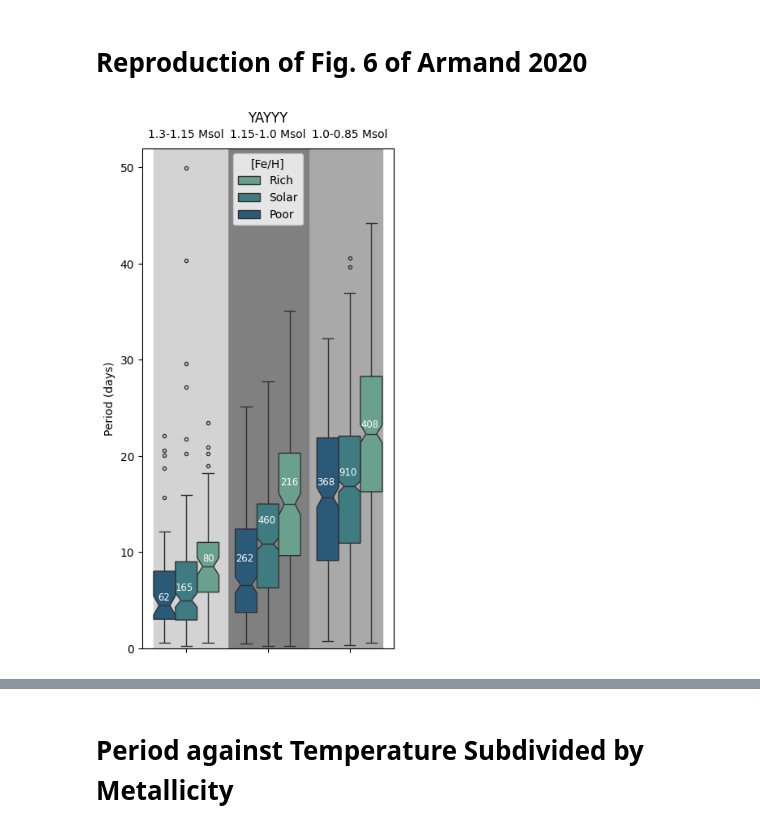
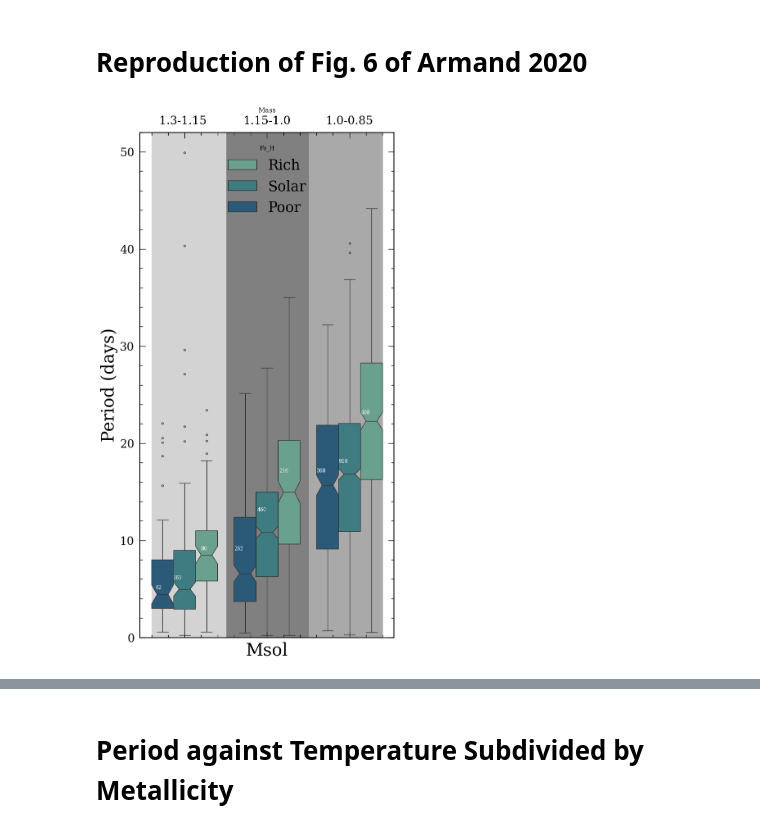
Before and after one commit to livelaplove/SURP-2025, a Jupyter notebook: metallicity/metallicity.ipynb, the cells around one changed output, grey strips where cells are left out. Saved outputs shown, nothing was run; the diff lists cells and outputs as text; code cells hidden in the pictures.

```diff
--- a/metallicity/metallicity.ipynb
+++ b/metallicity/metallicity.ipynb
@@ -5,48 +5,84 @@ import pandas as pd
 import matplotlib.pyplot as plt
 import seaborn as sns
 
-data = pd.read_csv('result.csv')[['GaiaDR2', 'Prot', '[Fe/H]', 'Mass']].dropna()
+plt.rcParams.keys()
+plt.rc('font', family='serif')
+params = {
+   'axes.labelsize': 30,
+   'axes.linewidth': 1.5,
+   'legend.fontsize': 25,
+   'legend.frameon': False,
+   'lines.linewidth': 2,
+   'xtick.direction': 'in',
+   'xtick.labelsize': 20,
+   'xtick.major.bottom': True,
+   'xtick.major.pad': 10,
+   'xtick.major.size': 10,
+   'xtick.major.width': 1,
+   'xtick.minor.bottom': True,
+   'xtick.minor.pad': 3.5,
+   'xtick.minor.size': 5,
+   'xtick.minor.top': True,
+   'xtick.minor.visible': True,
+   'xtick.minor.width': 1,
+   'xtick.top': True,
+   'ytick.direction': 'in',
+   'ytick.labelsize': 20,
+   'ytick.major.pad': 10,
+   'ytick.major.size': 10,
+   'ytick.major.width': 1,
+   'ytick.minor.pad': 3.5,
+   'ytick.minor.size': 5,
+   'ytick.minor.visible': True,
+   'ytick.minor.width': 1,
+   'ytick.right': True,
+   'figure.figsize': [10,10], # instead of 4.5, 4.5
+   'savefig.format': 'eps',
+}
+plt.rcParams.update(params)
+
+data = pd.read_csv('result.csv')[['GaiaDR2', 'Prot', 'Fe_H', 'Mass']].dropna()
 
 massbins = pd.cut(data['Mass'], (0.85, 1.0, 1.15, 1.3), include_lowest=True).dropna()
 massbins = pd.Series.dropna(massbins)
-fehbins = pd.cut(data['[Fe/H]'], (-2, -0.1, 0.1, 2),labels=('Poor', 'Solar', 'Rich'), ordered=False, include_lowest=True).dropna()
+fehbins = pd.cut(data['Fe_H'], (-2, -0.1, 0.1, 2),labels=('Poor', 'Solar', 'Rich'), ordered=False, include_lowest=True).dropna()
 
-data = data.drop(['[Fe/H]', 'Mass'], axis=1)
+data = data.drop(['Fe_H', 'Mass'], axis=1)
 data = data.merge(fehbins, how='inner', left_index=True, right_index=True)
 data = data.merge(massbins, how='inner', left_index=True, right_index=True)
 
-counts = data.groupby(by=['Mass', '[Fe/H]']).size().reset_index(name='counts')
+counts = data.groupby(by=['Mass', 'Fe_H']).size().reset_index(name='counts')
 
-plt.figure(figsize=(4,8))
-ax = sns.boxplot(data=data, x='Mass', y='Prot', orient='v', hue='[Fe/H]', hue_order=('Rich', 'Solar', 'Poor'), palette='crest', fliersize=3, notch=True)
+plt.figure(figsize=(8,16))
+ax = sns.boxplot(data=data, x='Mass', y='Prot', orient='v', hue='Fe_H', hue_order=('Rich', 'Solar', 'Poor'), palette='crest', fliersize=3, notch=True)
 
 # plot info
-ax.set_title('YAYYY')
+ax.set_title('Mass')
 ax.set_ylabel('Period (days)')
-ax.set_xlabel('')
+ax.set_xlabel('Msol')
 ax.set_ylim(0, 52)
-ax.set_xticklabels(('1.0-0.85 Msol', '1.15-1.0 Msol', '1.3-1.15 Msol'))
+ax.set_xticklabels(('1.0-0.85', '1.15-1.0', '1.3-1.15 '))
 ax.invert_xaxis()
 ax.tick_params(axis='x', labeltop=True, labelbottom=False)
 ax.axvspan(-0.4, 0.5, color='darkgrey')
 ax.axvspan(0.5, 1.5, color='grey')
 ax.axvspan(1.5, 2.4, color='lightgrey')
 
 # number of observations per box
 ax.text(-0.14, 23, '408', size='small', color='w')
 ax.text(0.13, 18, '910', size='small', color='w')
 ax.text(0.4, 17, '368', size='small', color='w')
 ax.text(0.85, 17, '216', size='small', color='w')
 ax.text(1.12, 13, '460', size='small', color='w')
 ax.text(1.4, 9, '262', size='small', color='w')
 ax.text(1.8, 9, '80', size='small', color='w')
 ax.text(2.14, 6, '165', size='small', color='w')
 ax.text(2.35, 5, '62', size='small', color='w')
 
 plt.savefig('metallicity.png')
 plt.show()
 # %% [output]
-[figure, old version]
+[figure, new version]
 # %% [markdown]
 ![priii](usagi.webp "yaha")
 # %% [markdown]
```
Also changed, not shown: parts of 8 cells of this notebook, 43 other files.
